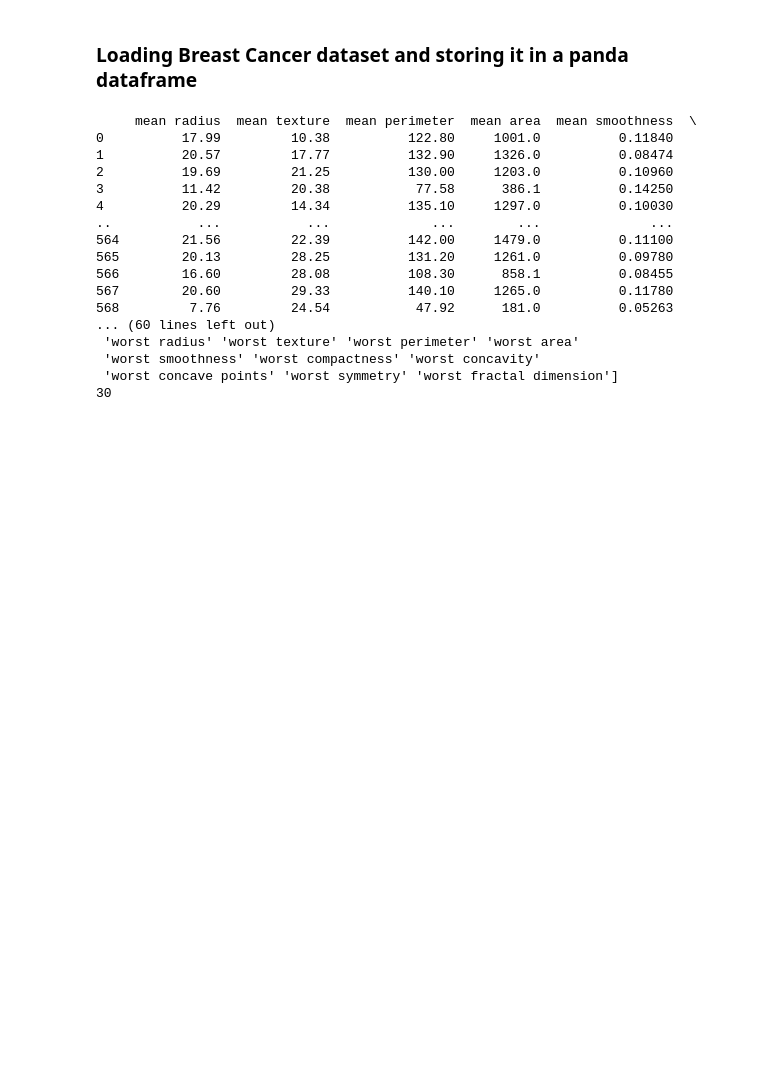
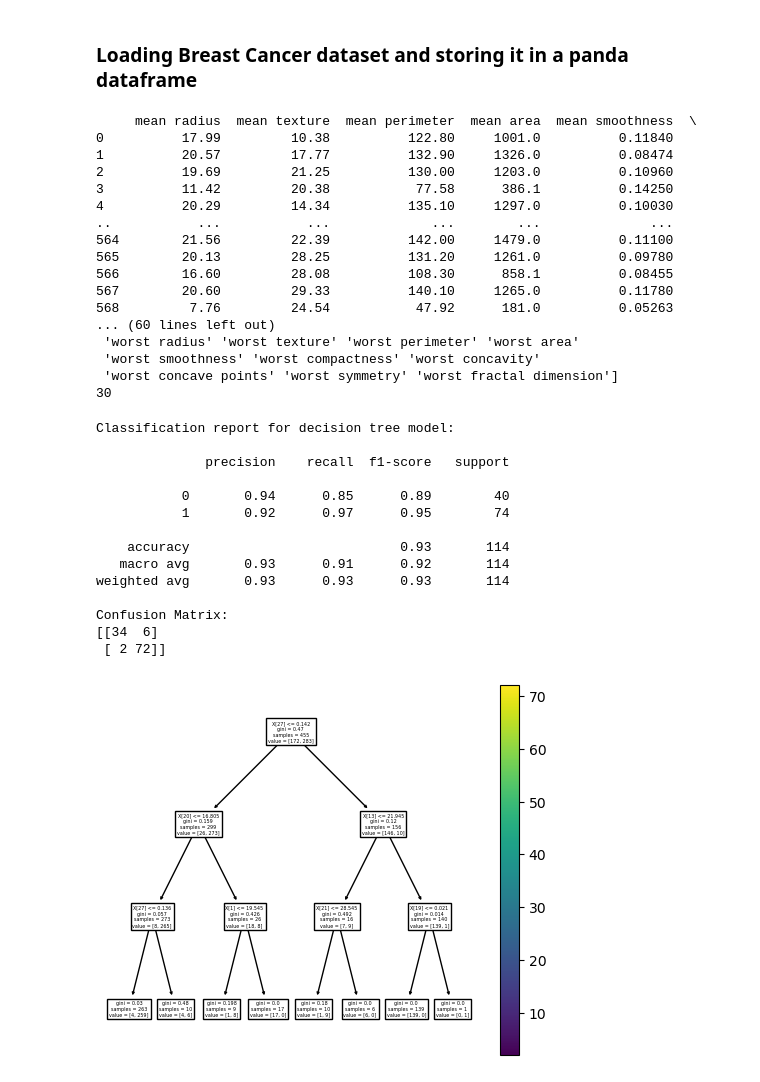
Before and after one commit to ayanokoji024/friendly-potato, a Jupyter notebook: Breast_Cancer_Dataset_ML_Lab_Assignment_1_020.ipynb, the cells around one changed output. Saved outputs shown, nothing was run; the diff lists cells and outputs as text; code cells hidden in the pictures; blank space fills up the shorter version.

Commit message:
imported Diabetes dataset from sklearn and implemented Decision Tree Classification from Wisconsin Breast Cancer dataset and Diabetes dataset(?)

```diff
--- a/Breast_Cancer_Dataset_ML_Lab_Assignment_1_020.ipynb
+++ b/Breast_Cancer_Dataset_ML_Lab_Assignment_1_020.ipynb
@@ -50,0 +59,37 @@ y = df['target']
+# %%
+# now we can split the dataset into training and testing dataset according to any ratio as per the 'train_test_split' function of sklearn.model_selection module:
+# train_X, test_X, train_y, test_y = train_test_split(X, y, random_state=None, test_size = 0.2)
+# since we have to use the same piece of code again and again (except for different parameters),
+# a function can be defined for calculating the various measures of the decision tree model for the sake of code re-usability
+
+def decision_tree_model_breast_cancer(test_ratio, X, y, criterion_string="entropy"):
+  train_X, test_X, train_y, test_y = train_test_split(X, y, random_state=None, test_size = test_ratio)
+  decision_tree_model = DecisionTreeClassifier(random_state=0, max_depth = 3, criterion=criterion_string)
+  decision_tree_model.fit(train_X, train_y)
+
+  pred_y = decision_tree_model.predict(test_X)
+  print("Classification report for decision tree model:\n")
+  print(classification_report(y_true = test_y, y_pred=pred_y))
+  cm = confusion_matrix(test_y, pred_y)
+  print("Confusion Matrix: ")
+  print(cm)
+  ConfusionMatrixDisplay(confusion_matrix=cm, display_labels=decision_tree_model.classes_).plot()
+  tree.plot_tree(decision_tree_model)
+# %%
+decision_tree_model_breast_cancer(0.2, X, y, "gini")
+# %% [output]
+Classification report for decision tree model:
+
+              precision    recall  f1-score   support
+
+           0       0.94      0.85      0.89        40
+           1       0.92      0.97      0.95        74
+
+    accuracy                           0.93       114
+   macro avg       0.93      0.91      0.92       114
+weighted avg       0.93      0.93      0.93       114
+
+Confusion Matrix:
+[[34  6]
+ [ 2 72]]
+[figure, added]
```
Also changed, not shown: parts of 2 cells of this notebook, 2 other files.
